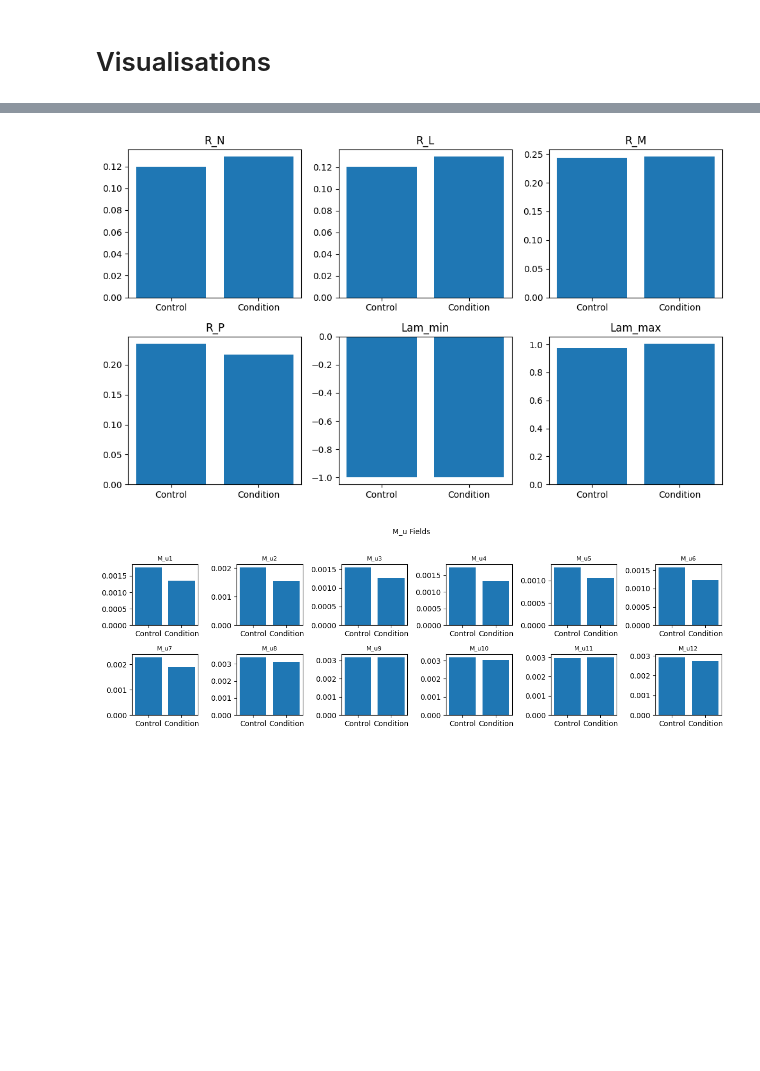
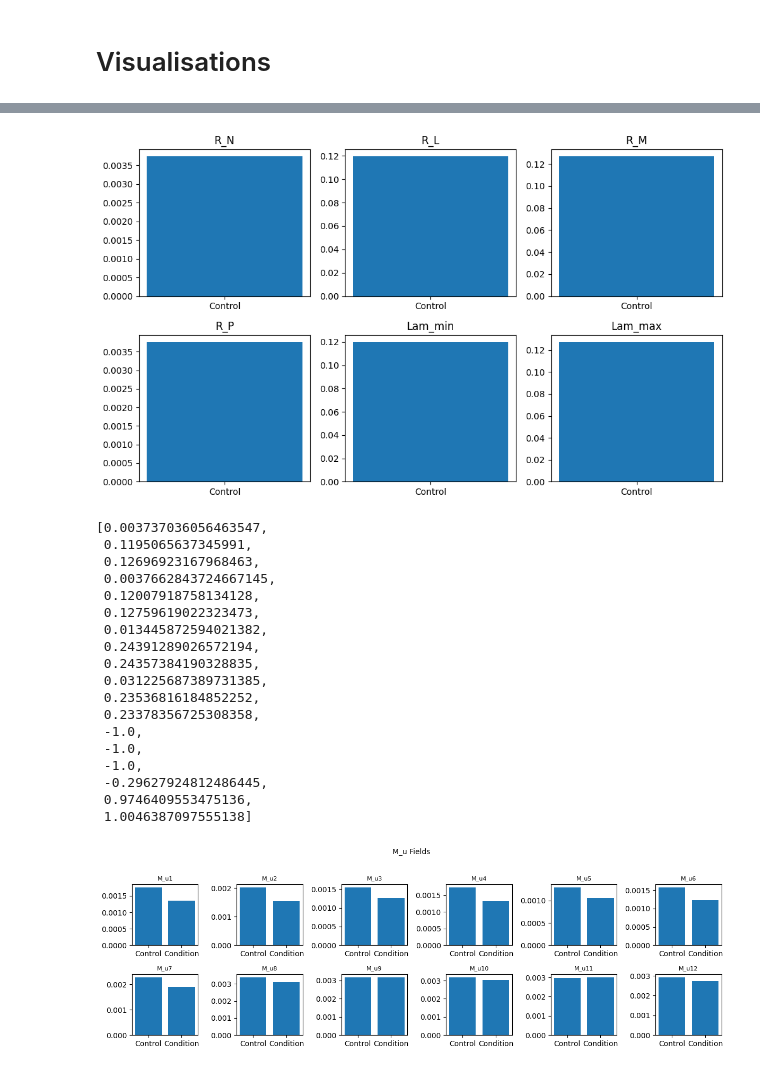
Before and after one commit to spb-59/DMD-project, a Jupyter notebook: viusal.ipynb, the cells around one changed output, grey strips where cells are left out. Drawn from its saved outputs; the diff is of its cells as text; code cells hidden in the pictures; blank space fills up the shorter version.

```diff
--- a/viusal.ipynb
+++ b/viusal.ipynb
@@ -4,5 +4,6 @@
 import matplotlib.pyplot as plt
 import pandas as pd
 # %%
-condtion=pd.read_csv('features5/AFIB.csv',low_memory=False).apply(pd.to_numeric,errors='coerce')
-control=pd.read_csv('features5/SR.csv',low_memory=False).iloc[:5000].apply(pd.to_numeric,errors='coerce')
+control=[None]*3
+for index,i in enumerate([4,5,10]):
+    control[index]=pd.read_csv(f'features{i}/SR.csv',low_memory=False).iloc[:5000].apply(pd.to_numeric,errors='coerce')
@@ -9,20 +72,38 @@ control=pd.read_csv('features5/SR.csv',low_memory=False).iloc[:5000].apply(pd.to
 # %%
 fields = ['R_N', 'R_L', 'R_M', 'R_P', 'Lam_min', 'Lam_max']
 
-controlPlot=[control[f].mean() for f in fields]
-conditionPlot=[condtion[f].mean() for f in fields]
+conditionPlot=[control[i][f].mean() for f in fields for i in range(3)]
+
 
 fig, axes = plt.subplots(2, 3, figsize=(10, 6))
 for i, field in enumerate(fields):
     ax = axes[i // 3, i % 3]
-    ax.bar(['Control', 'Condition'], [controlPlot[i], conditionPlot[i]])
+    ax.bar('Control',  conditionPlot[i])
     ax.set_title(field)
 plt.tight_layout()
 
 
 plt.show()
 # %% [output]
-[figure, old version]
+[figure, new version]
+[0.003737036056463547,
+ 0.1195065637345991,
+ 0.12696923167968463,
+ 0.0037662843724667145,
+ 0.12007918758134128,
+ 0.12759619022323473,
+ 0.013445872594021382,
+ 0.24391289026572194,
+ 0.24357384190328835,
+ 0.031225687389731385,
+ 0.23536816184852252,
+ 0.23378356725308358,
+ -1.0,
+ -1.0,
+ -1.0,
+ -0.29627924812486445,
+ 0.9746409553475136,
+ 1.0046387097555138]
 # %%
 import matplotlib.pyplot as plt
 
```
Also changed, not shown: parts of 2 cells of this notebook, 10 other files.
